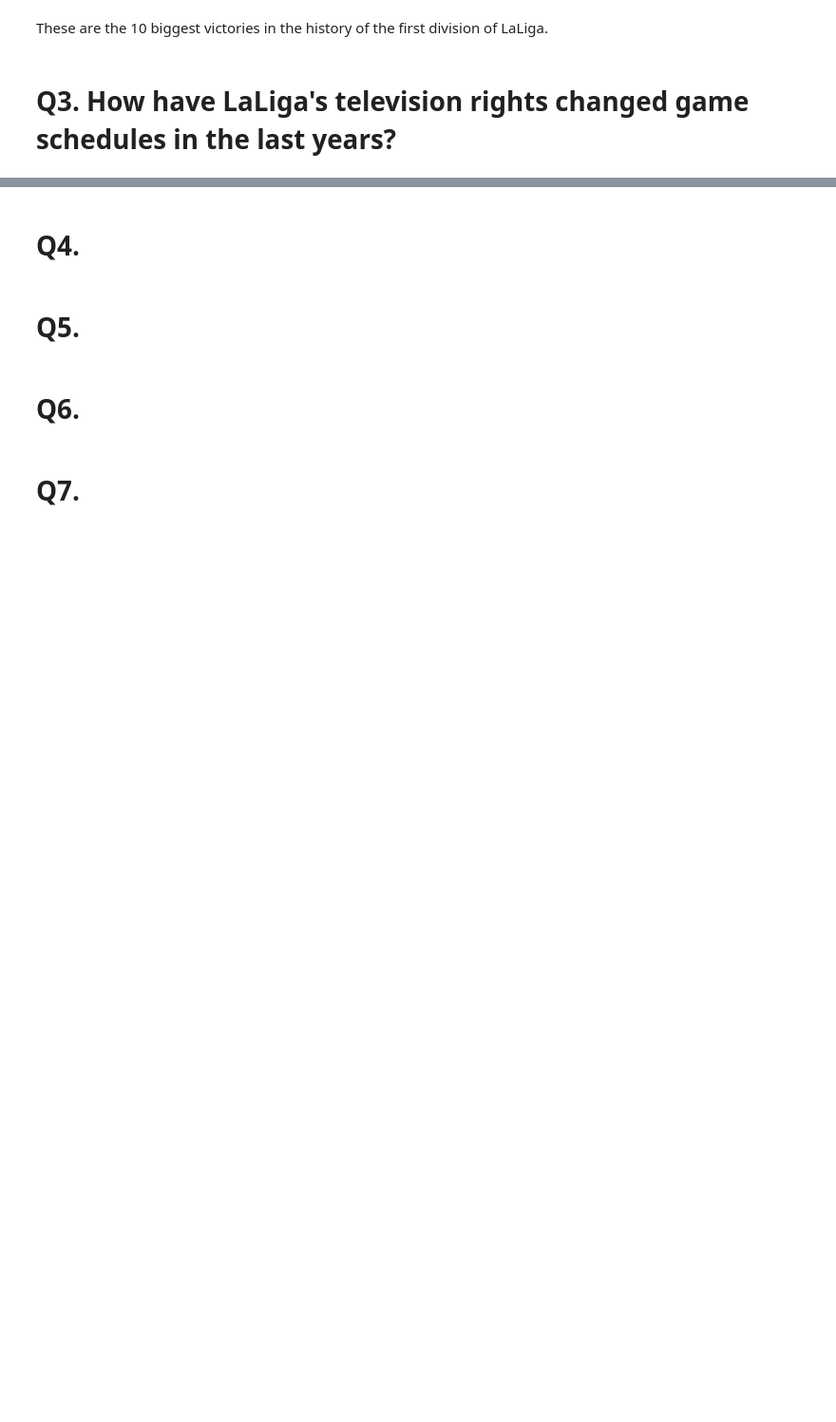
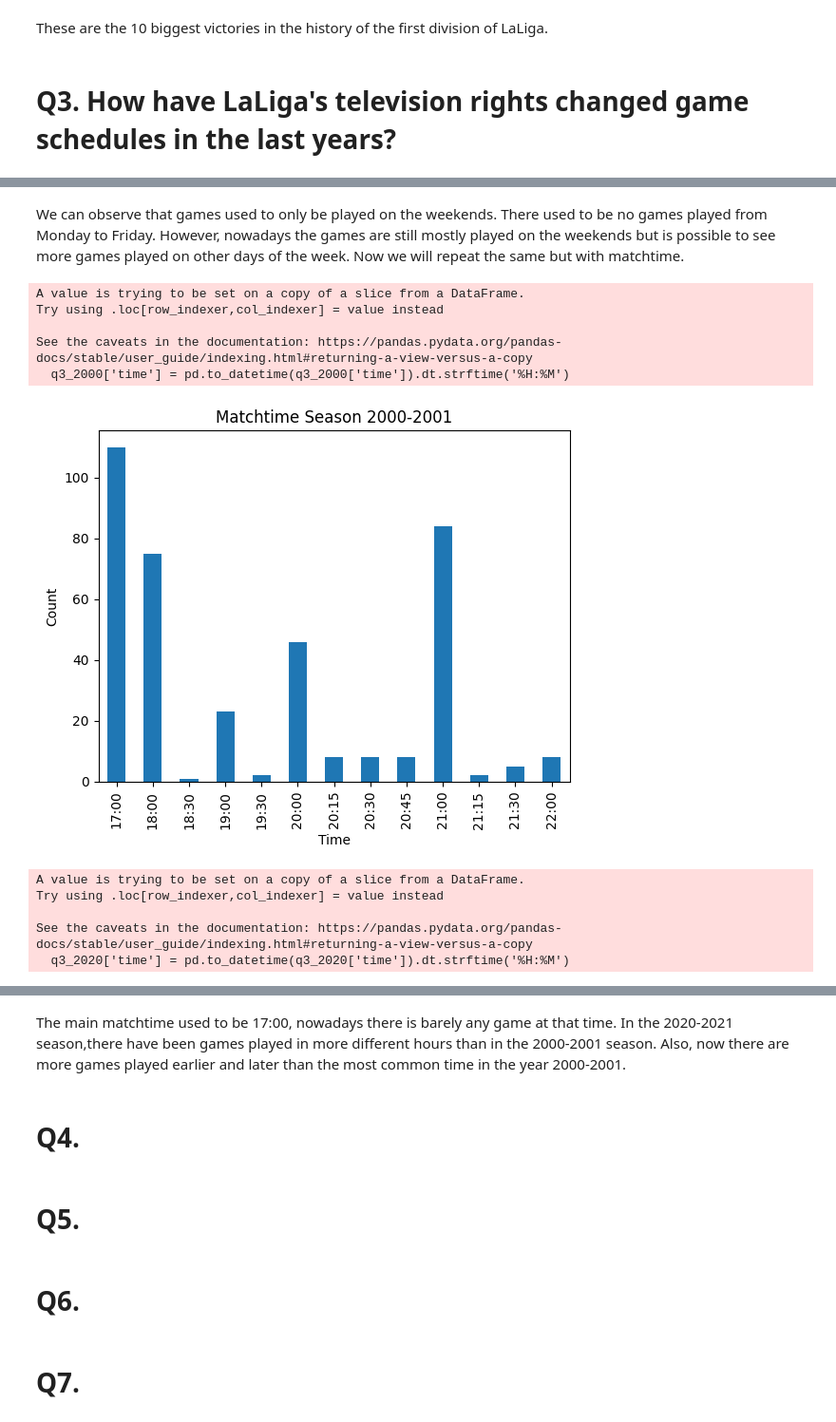
Before and after one commit to Raherol/la-quiniela, a Jupyter notebook: analysis/LaLigaDataAnalysis.ipynb, the cells around one changed output, grey strips where cells are left out. Shown: that part at 95% size. Cells and saved outputs as stored; diff of their text form; code cells hidden in the pictures; blank space fills up the shorter version.

```diff
--- a/analysis/LaLigaDataAnalysis.ipynb
+++ b/analysis/LaLigaDataAnalysis.ipynb
@@ -153,0 +180,31 @@ Name: count, dtype: int64
+# %% [markdown]
+We can observe that games used to only be played on the weekends. There used to be no games played from Monday to Friday. However, nowadays the games are still mostly played on the weekends but is possible to see more games played on other days of the week. Now we will repeat the same but with matchtime.
+# %%
+q3_2000['time'] = pd.to_datetime(q3_2000['time']).dt.strftime('%H:%M')
+matchtime_2000 = q3_2000['time'].value_counts()
+matchtime_2000.sort_index(inplace=True)
+matchtime_2000.plot(kind='bar', legend=False)
+plt.xlabel('Time')
+plt.ylabel('Count')
+plt.title('Matchtime Season 2000-2001')
+plt.show()
+q3_2020['time'] = pd.to_datetime(q3_2020['time']).dt.strftime('%H:%M')
+matchtime_2020 = q3_2020['time'].value_counts()
+matchtime_2020.sort_index(inplace=True)
+matchtime_2020.plot(kind='bar', legend=False)
+plt.xlabel('Time')
+plt.ylabel('Count')
+plt.title('Matchtime Season 2020-2021')
+plt.show()
+# %% [output]
+A value is trying to be set on a copy of a slice from a DataFrame.
+Try using .loc[row_indexer,col_indexer] = value instead
+
+See the caveats in the documentation: https://pandas.pydata.org/pandas-docs/stable/user_guide/indexing.html#returning-a-view-versus-a-copy
+  q3_2000['time'] = pd.to_datetime(q3_2000['time']).dt.strftime('%H:%M')
+[figure, added]
+A value is trying to be set on a copy of a slice from a DataFrame.
+Try using .loc[row_indexer,col_indexer] = value instead
+
+See the caveats in the documentation: https://pandas.pydata.org/pandas-docs/stable/user_guide/indexing.html#returning-a-view-versus-a-copy
+  q3_2020['time'] = pd.to_datetime(q3_2020['time']).dt.strftime('%H:%M')
@@ -154,3 +212,5 @@ Name: count, dtype: int64
+# %% [markdown]
+The main matchtime used to be 17:00, nowadays there is barely any game at that time. In the 2020-2021 season,there have been games played in more different hours than in the 2000-2001 season. Also, now there are more games played earlier and later than the most common time in the year 2000-2001.
 # %% [markdown]
 # Q4.
 # %% [markdown]
```
Also changed, not shown: parts of 15 cells of this notebook.
